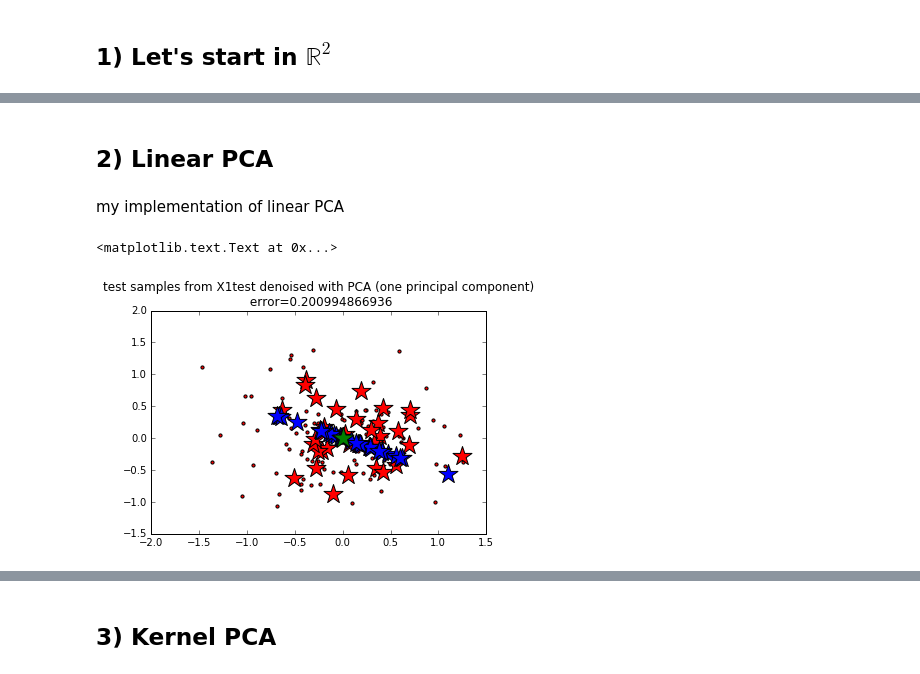
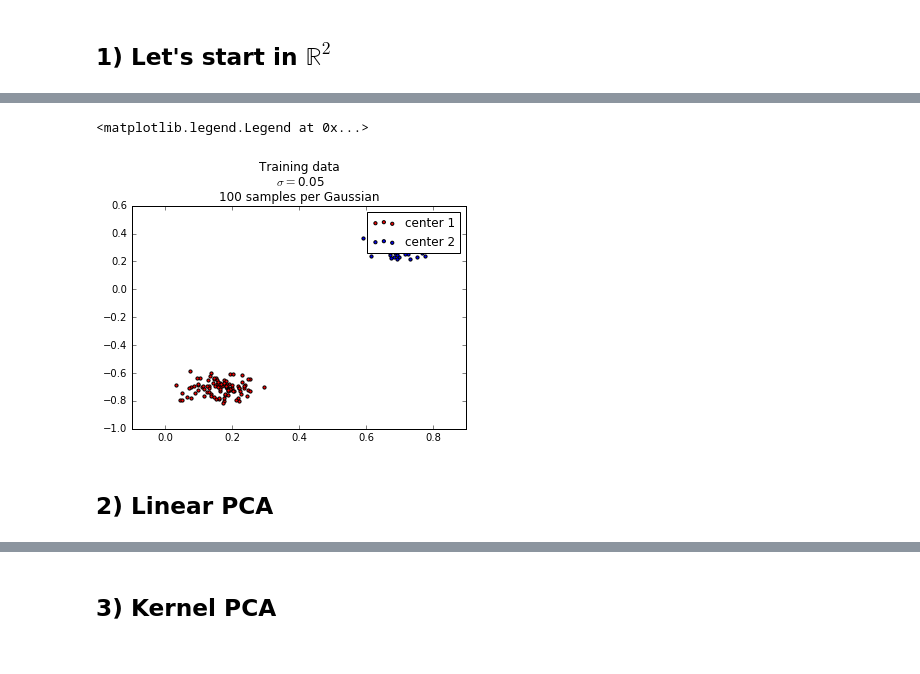
Before and after one commit to lutvek/Kernel-PCA, a Jupyter notebook: gaussiansToyExample.ipynb, the cells around one changed output, grey strips where cells are left out. Saved outputs shown, nothing was run; the diff lists cells and outputs as text; code cells hidden in the pictures.

```diff
--- a/gaussiansToyExample.ipynb
+++ b/gaussiansToyExample.ipynb
@@ -134,7 +190,0 @@ Generate some 2D data
-# %%
-sigma = 0.5
-center = np.array([0, 0])
-Xtrain = np.random.multivariate_normal(center, sigma**2*np.identity(2), size=100)
-Xtest = np.random.multivariate_normal(center, sigma**2*np.identity(2), size=33)
-plt.scatter(Xtrain[:, 0], Xtrain[:, 1], c="r", s=10)
-plt.title("Training data\n $\sigma=$" + str(sigma) + " " + str(len(Xtrain)) + " samples")
@@ -144,2 +196,18 @@ plt.title("Training data\n $\sigma=$" + str(sigma) + " " + str(len(Xtrain)) + "
+# %%
+sigmas = np.array([0.05, 0.1, 0.2, 0.4, 0.8])
+nTrain, nTest = 100, 33
+n, sigmaIdx = 1, 0
+centers = np.random.uniform(-1, 1, size=(2, 2))
+Xtrain1 = np.array([np.random.multivariate_normal(centers[0], s**2*np.identity(2), size=nTrain) for s in sigmas])
+Xtest1 = np.array([np.random.multivariate_normal(centers[0], s**2*np.identity(2), size=nTest) for s in sigmas])
+Xtrain2 = np.array([np.random.multivariate_normal(centers[1], s**2*np.identity(2), size=nTrain) for s in sigmas])
+Xtest2= np.array([np.random.multivariate_normal(centers[1], s**2*np.identity(2), size=nTest) for s in sigmas])
+plt.scatter(Xtrain1[sigmaIdx][:, 0], Xtrain1[sigmaIdx][:, 1], c="r", s=10, label="center 1")
+plt.scatter(Xtrain2[sigmaIdx][:, 0], Xtrain2[sigmaIdx][:, 1], c="b", s=10, label="center 2")
+plt.title("Training data\n $\sigma=$" + str(sigmas[sigmaIdx]) + "\n" + str(len(Xtrain)) + " samples per Gaussian")
+plt.legend()
+# %% [output]
+<matplotlib.legend.Legend at 0x...>
+[figure, added]
 # %% [markdown]
 ## 2) Linear PCA
@@ -149,25 +213,0 @@ def error(Z, center):
-# %% [markdown]
-my implementation of linear PCA
-# %%
-C = np.zeros((2, 2)) # covariance matrix of training samples
-m = np.mean(Xtrain, axis=0) # mean of training samples
-for x in Xtrain:
-    C += 1/100*np.dot(np.reshape(x, (2, 1))-np.reshape(m, (2, 1)),
-                      (np.reshape(x, (2, 1))-np.reshape(m, (2, 1))).T)
-
-lambda_, v = np.linalg.eigh(C)
-
-Z = []
-for x in Xtest:
-    Z.append(np.sum([np.dot(x, vi)*vi for vi in v[-1:]], axis=0)) # use one component
-Z = np.array(Z)
-
-plt.scatter(Xtrain[:, 0], Xtrain[:, 1], c="r", s=10, label="train data")
-plt.scatter(Xtest[:, 0], Xtest[:, 1], c="r", marker="*", s=400, label="train data")
-plt.scatter(Z[:, 0], Z[:, 1], c="b", marker="*", s=400, label="denoised")
-# plt.scatter(Z2[:, 0], Z2[:, 1], c="b", marker="*", s=400, label="denoised")
-plt.scatter(center[0], center[1], c="g", marker="*", s=500)
-plt.title("test samples from X1test denoised with PCA (one principal component)\n error=" + str(error(Z, center)))
-# %% [output]
-<matplotlib.text.Text at 0x...>
-[figure, removed]
```
Also changed, not shown: parts of 20 cells of this notebook.
